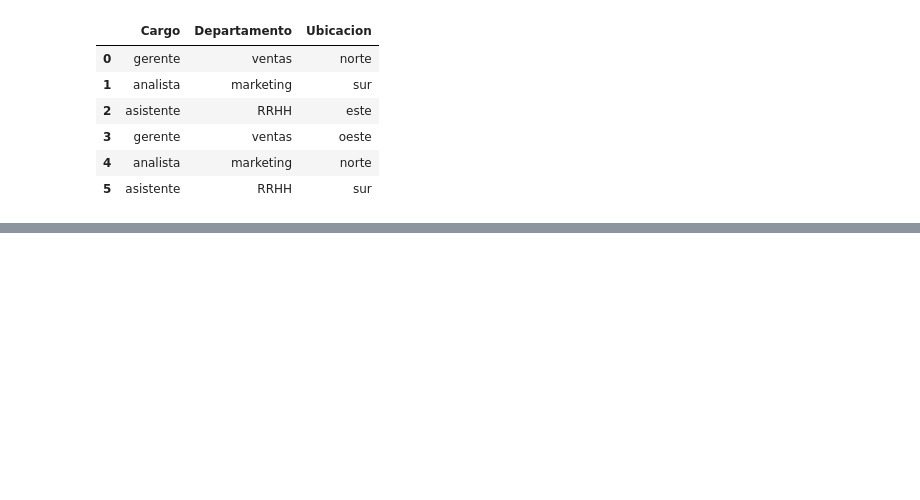
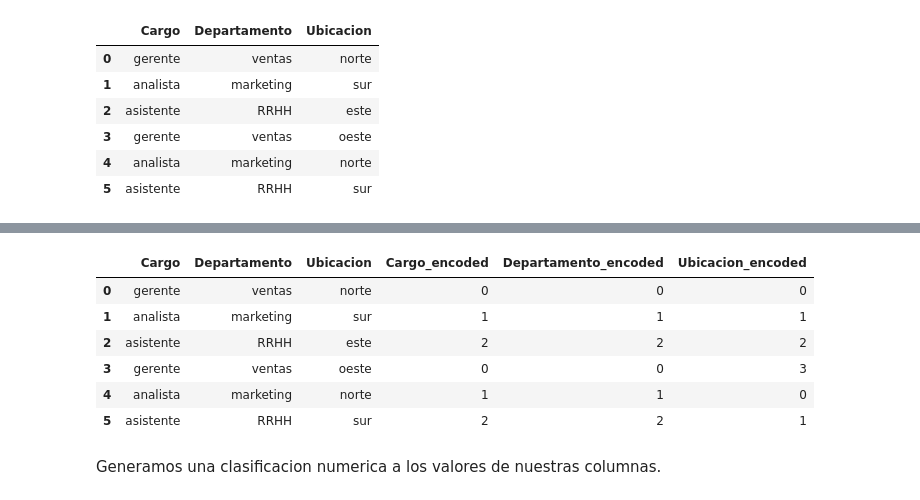
Before and after one commit to MatiasKige/Data-Science-FIFA, a Jupyter notebook: Curso Machine Learning/Colab.ipynb, the cells around one changed output, grey strips where cells are left out. Drawn from its saved outputs; the diff is of its cells as text; code cells hidden in the pictures; blank space fills up the shorter version.

```diff
--- a/Curso Machine Learning/Colab.ipynb
+++ b/Curso Machine Learning/Colab.ipynb
@@ -404,0 +465,20 @@ AttributeError: 'OneHotEncoder' object has no attribute 'get_features_names_out'
+# %%
+def label_encode(df, columns):
+  for column in columns:
+    unique_values = df[column].unique()  # Extraemos un conjunto con los valores unicos
+    value_to_int = {value : i for i, value in enumerate(unique_values)}    # Convertimos los valores a integer / Recibe el indice "i" y el valor "value".
+    df[column + "_encoded"] = df[column].replace(value_to_int)
+  return df
+
+df_label_custom = label_encode(df, ["Cargo","Departamento","Ubicacion"])
+df_label_custom
+# %% [output]
+|  | Cargo | Departamento | Ubicacion | Cargo_encoded | Departamento_encoded | Ubicacion_encoded |
+| 0 | gerente | ventas | norte | 0 | 0 | 0 |
+| 1 | analista | marketing | sur | 1 | 1 | 1 |
+| 2 | asistente | RRHH | este | 2 | 2 | 2 |
+| 3 | gerente | ventas | oeste | 0 | 0 | 3 |
+| 4 | analista | marketing | norte | 1 | 1 | 0 |
+| 5 | asistente | RRHH | sur | 2 | 2 | 1 |
+# %% [markdown]
+Generamos una clasificacion numerica a los valores de nuestras columnas.
```
Also changed, not shown: parts of 10 cells of this notebook, 1 other file.
